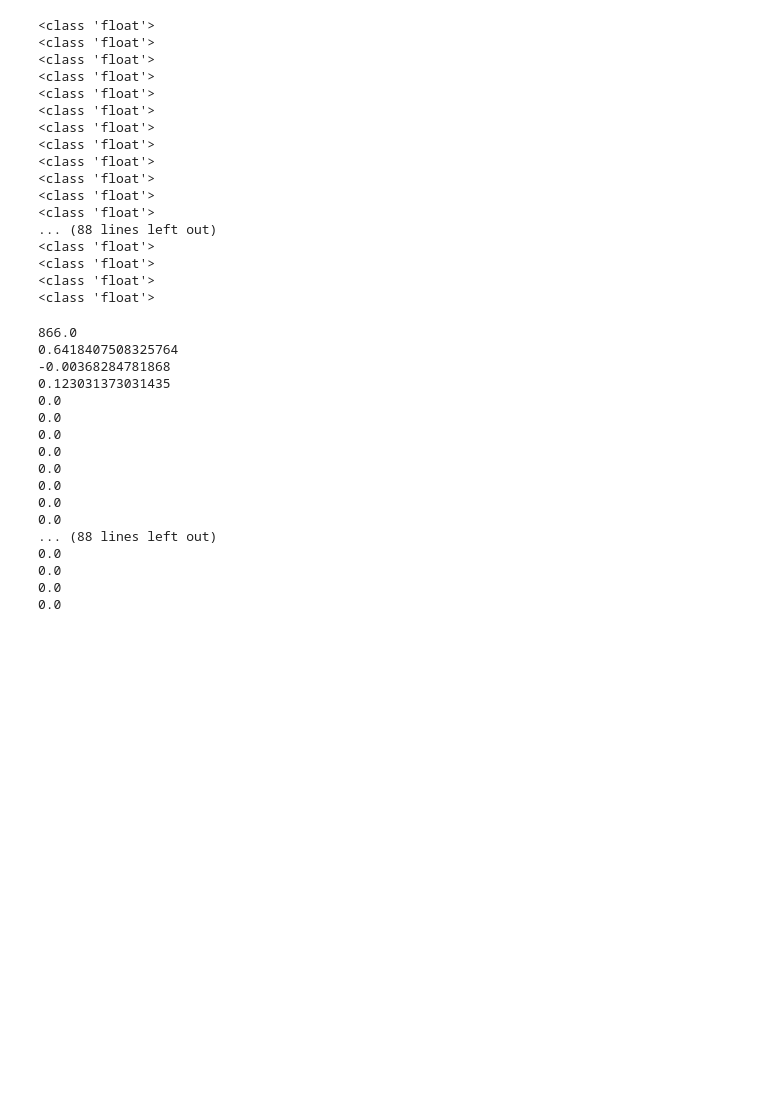
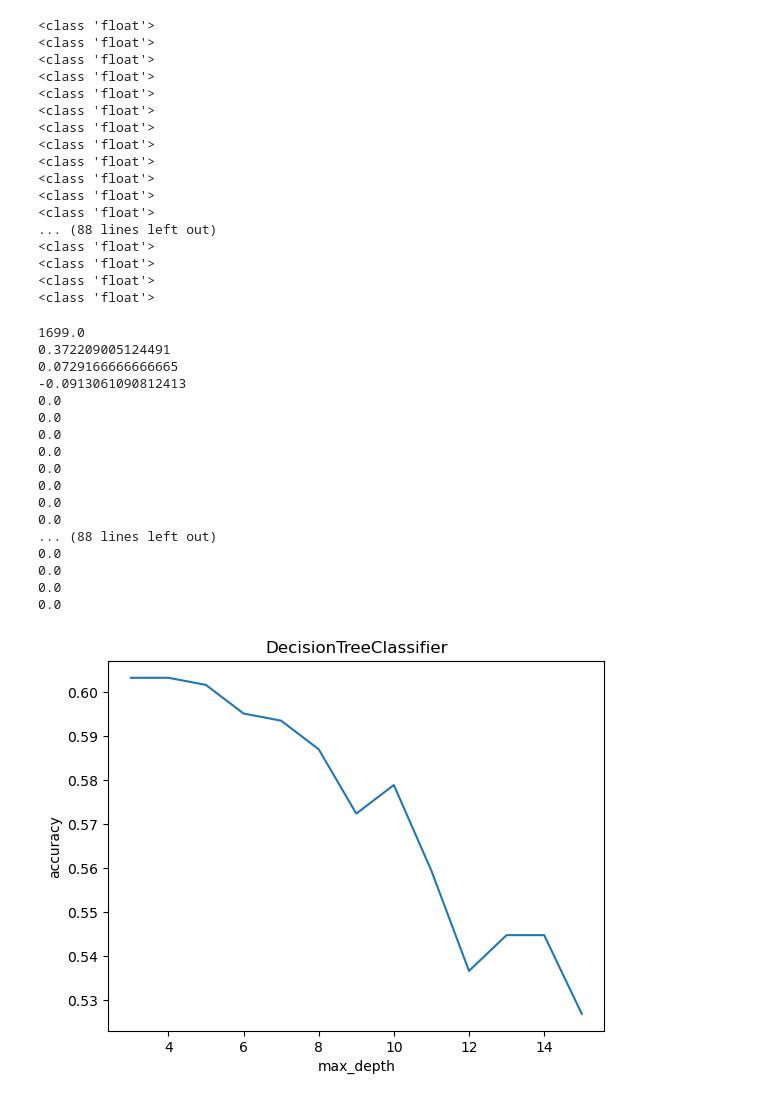
Before and after one commit to avacca1/Machine-Learning-Project, a Jupyter notebook: Project Notebook.ipynb, the cells around one changed output. Saved outputs shown, nothing was run; the diff lists cells and outputs as text; code cells hidden in the pictures; blank space fills up the shorter version.

```diff
--- a/Project Notebook.ipynb
+++ b/Project Notebook.ipynb
@@ -87,7 +88,7 @@ def splitData(X, labels, test_size, seed):
 from pandas.core.internals.blocks import final
 class NewsData(object):
     def __init__(self):
-        self.X, self.labels = makeData(1000)
+        self.X, self.labels = makeData(5000)
         self.X_train, self.X_test, self.y_train, self.y_test = splitData(self.X,self.labels, 0.2, 2023)
         self.encoder = OneHotEncoder()
         self.vectorizer = TfidfVectorizer()
@@ -277,10 +278,10 @@ for i in newsData.X_train[1]:
 
     print(i)
 # %% [output]
-866.0
-0.6418407508325764
--0.00368284781868
-0.123031373031435
+1699.0
+0.372209005124491
+0.0729166666666665
+-0.0913061090812413
 0.0
 0.0
 0.0
@@ -294,4 +295,30 @@ for i in newsData.X_train[1]:
 0.0
 0.0
 0.0
+# %%
+
+
+dtc_acc = []
+dtc_preds = []
+depth_nums = [3,4,5,6,7,8,9,10,11,12,13,14,15]
+for i in depth_nums:
+    DTC = DecisionTreeClassifier(max_depth= i)
+    DTC.fit(newsData.X_train[:, 1:], newsData.y_train)
+    dtc_pred = DTC.predict(newsData.X_test[:, 1:])
+    dtc_acc.append(accuracy_score(newsData.y_test, dtc_pred))
+
+
+fig, ax = plt.subplots()
+ax.plot(depth_nums, dtc_acc)
+ax.set_xlabel('max_depth')
+ax.set_ylabel('accuracy')
+ax.set_title('DecisionTreeClassifier')
+plt.show()
+
+
+DTC = DecisionTreeClassifier(max_depth= 3)
+DTC.fit(newsData.X_train[:, 1:], newsData.y_train)
+dtc_pred = DTC.predict(newsData.X_test[:, 1:])
+# %% [output]
+[figure, added]
 # %%
```
Also changed, not shown: parts of 9 cells of this notebook.
